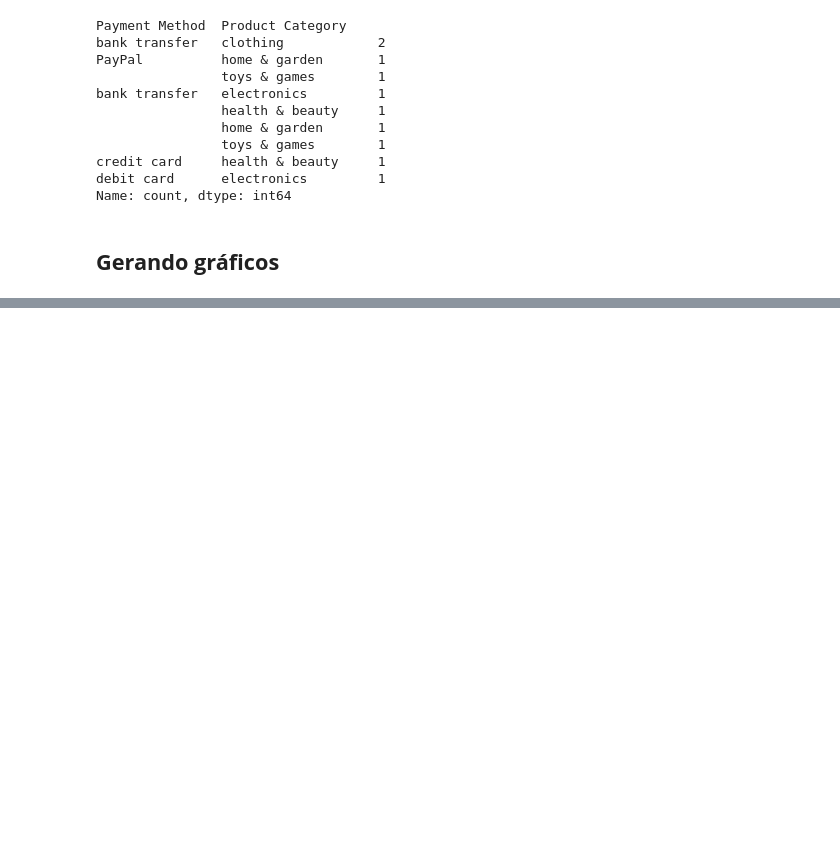
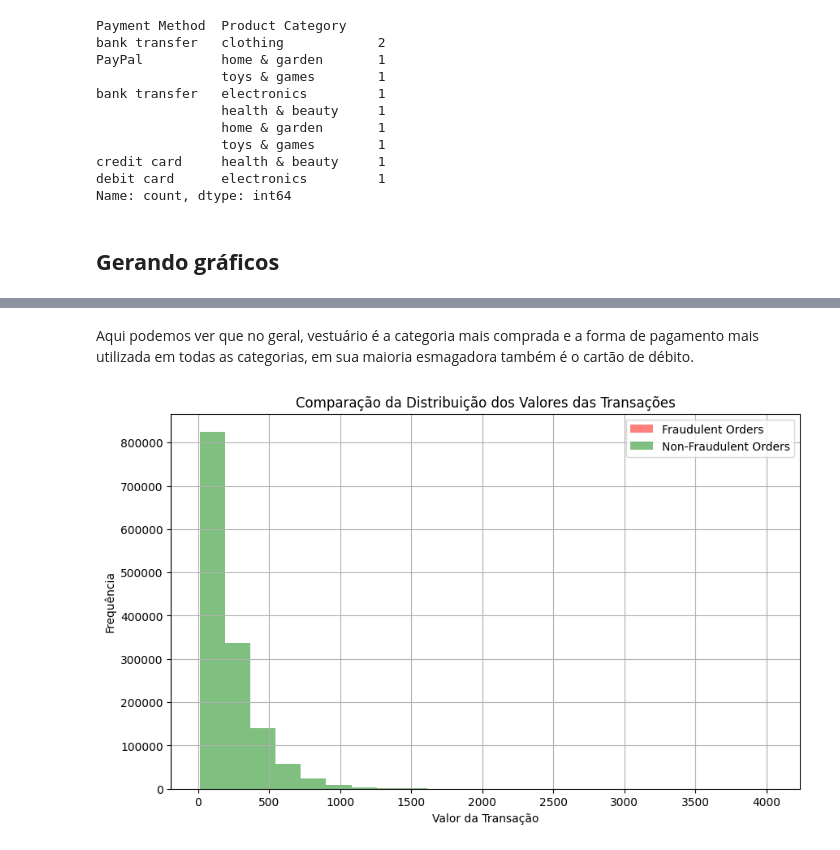
Before and after one commit to lethiciaasevedo1999/on34-python-projetofinal, a Jupyter notebook: material/analise-exploratoria/analise.ipynb, the cells around one changed output, grey strips where cells are left out. Cells and saved outputs as stored; diff of their text form; code cells hidden in the pictures; blank space fills up the shorter version.

```diff
--- a/material/analise-exploratoria/analise.ipynb
+++ b/material/analise-exploratoria/analise.ipynb
@@ -301,0 +336,18 @@ Name: count, dtype: int64
+# %% [markdown]
+Aqui podemos ver que no geral, vestuário é a categoria mais comprada e a forma de pagamento mais utilizada em todas as categorias, em sua maioria esmagadora também é o cartão de débito.
+# %%
+#Proporção de valores dos pedidos fraudulentos e não fraudulentos
+plt.figure(figsize=(10, 6))
+
+plt.hist(pedidos_fraudulentos['Transaction Amount'], bins=20, alpha=0.5, color='red', label='Fraudulent Orders')
+
+plt.hist(pedidos_nao_fraudulentos['Transaction Amount'], bins=20, alpha=0.5, color='green', label='Non-Fraudulent Orders')
+
+plt.xlabel('Valor da Transação')
+plt.ylabel('Frequência')
+plt.title('Comparação da Distribuição dos Valores das Transações')
+plt.legend()
+plt.grid()
+plt.show()
+# %% [output]
+[figure, added]
```
Also changed, not shown: parts of 8 cells of this notebook.
